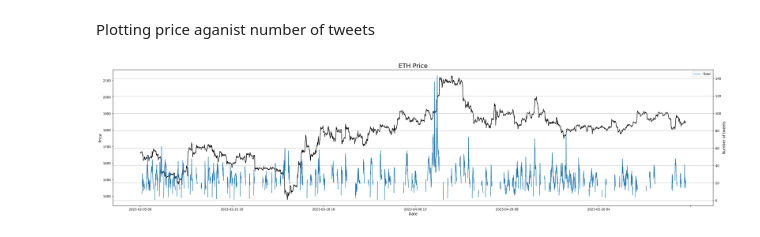
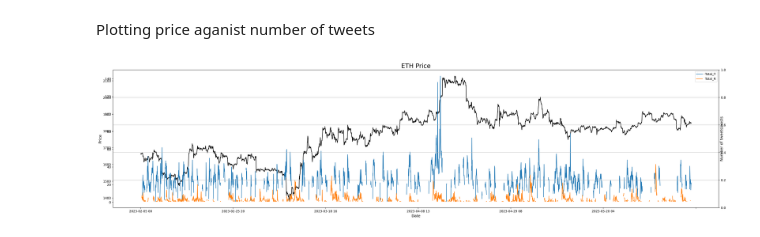
Before and after one commit to danial-ch/Ethereum_price_prediction_using_social_sentiments, a Jupyter notebook: Creating_Dataset.ipynb, the cells around one changed output. Drawn from its saved outputs; the diff is of its cells as text; code cells hidden in the pictures.

```diff
--- a/Creating_Dataset.ipynb
+++ b/Creating_Dataset.ipynb
@@ -209,0 +301,2 @@ plt.show()
+# %%
+reddit_df = pd.read_excel(join(drive_path,f'reddit_data_2023-02-05_2023-06-09.xlsx'))
@@ -209,0 +317,25 @@ plt.show()
+# %%
+reddit_df_prototype = reddit_df.copy()
+
+reddit_df_prototype["Score Scaled"] = reddit_df_prototype.apply (lambda row: scale_score(row), axis=1)
+reddit_df_prototype["Neutral"] = reddit_df_prototype["Neutral"] * reddit_df_prototype["Score Scaled"]
+reddit_df_prototype["Negetive"] = reddit_df_prototype["Negetive"] * reddit_df_prototype["Score Scaled"]
+reddit_df_prototype["Positive"] = reddit_df_prototype["Positive"] * reddit_df_prototype["Score Scaled"]
+# %%
+reddit_df_prototype["DateTime"] = reddit_df_prototype["Created On"].astype(str).str[:-6]
+
+df_agg = reddit_df_prototype.groupby(['DateTime']).agg(Neutral_R=('Neutral', 'mean'),
+                                         Negetive_R=('Negetive', 'mean'),
+                                         Positive_R=('Positive','mean'),
+                                         Score_R=('Score','mean'),
+                                         Upvote_R=('Upvote Ratio','mean'),
+                                         Total_R=('Positive','count'),
+                                         ).reset_index()
+
+df_agg_sentiments = df_agg[["Neutral_R","Negetive_R","Positive_R"]]
+
+df_agg_sentiments = softmax(df_agg_sentiments, axis = 1)
+
+df_agg = df_agg.drop(columns=["Neutral_R","Negetive_R","Positive_R"], axis=1)
+df_agg_sentiments = pd.DataFrame(df_agg_sentiments, columns=["Neutral_R","Negetive_R","Positive_R"])
+reddit_df_prototype = pd.concat([df_agg,df_agg_sentiments], axis = 1)
@@ -299,8 +461,9 @@ plt.show()
 Combining data using left joing and fixing NaN values and empty sentiment values.
 # %%
 df = pd.merge(crypto_df,tweets_df_prototype,on='DateTime',how='left')
+df = pd.merge(df,reddit_df_prototype,on='DateTime',how='left')
 
-df.fillna({'Neutral':1}, inplace=True)
+df.fillna({'Neutral_R':1, 'Neutral_T':1}, inplace=True)
 df.fillna(0, inplace=True)
 
 df.to_excel(join(drive_path,f'sentiment_analysis_dataset.xlsx'), index=False)
@@ -324,20 +487,24 @@ df
 Plotting price aganist number of tweets
 # %%
 df1 = df.copy()
-df1.loc[df["Total"] == 0, "Total"] = np.nan
+df2 = df.copy()
+df1.loc[df["Total_T"] == 0, "Total_T"] = np.nan
+df2.loc[df["Total_R"] == 0, "Total_R"] = np.nan
 
 fig = plt.figure(figsize = (35,8), dpi=300)
 df.plot(x="DateTime", y="Close", ax=plt.gca(), color='black')
 ax = plt.gca()
 ax1 = ax.twinx()
-df1.plot(x="DateTime", y="Total", ax=ax1)
+df1.plot(x="DateTime", y="Total_T", ax=ax1)
+ax2 = ax1.twinx()
+df2.plot(x="DateTime", y="Total_R", ax=ax1)
 ax.set_ylabel('Price', fontsize = 12 )
 ax.set_xlabel('Date', fontsize = 12 )
-ax1.set_ylabel('Number of tweets', fontsize = 12 )
+ax1.set_ylabel('Number of tweets/posts', fontsize = 12 )
 plt.title('ETH Price', fontsize = 20)
 ax.legend()
 ax1.legend()
 plt.grid()
 plt.show()
 # %% [output]
-[figure, old version]
+[figure, new version]
```
Also changed, not shown: parts of 29 cells of this notebook, 1 other file.
